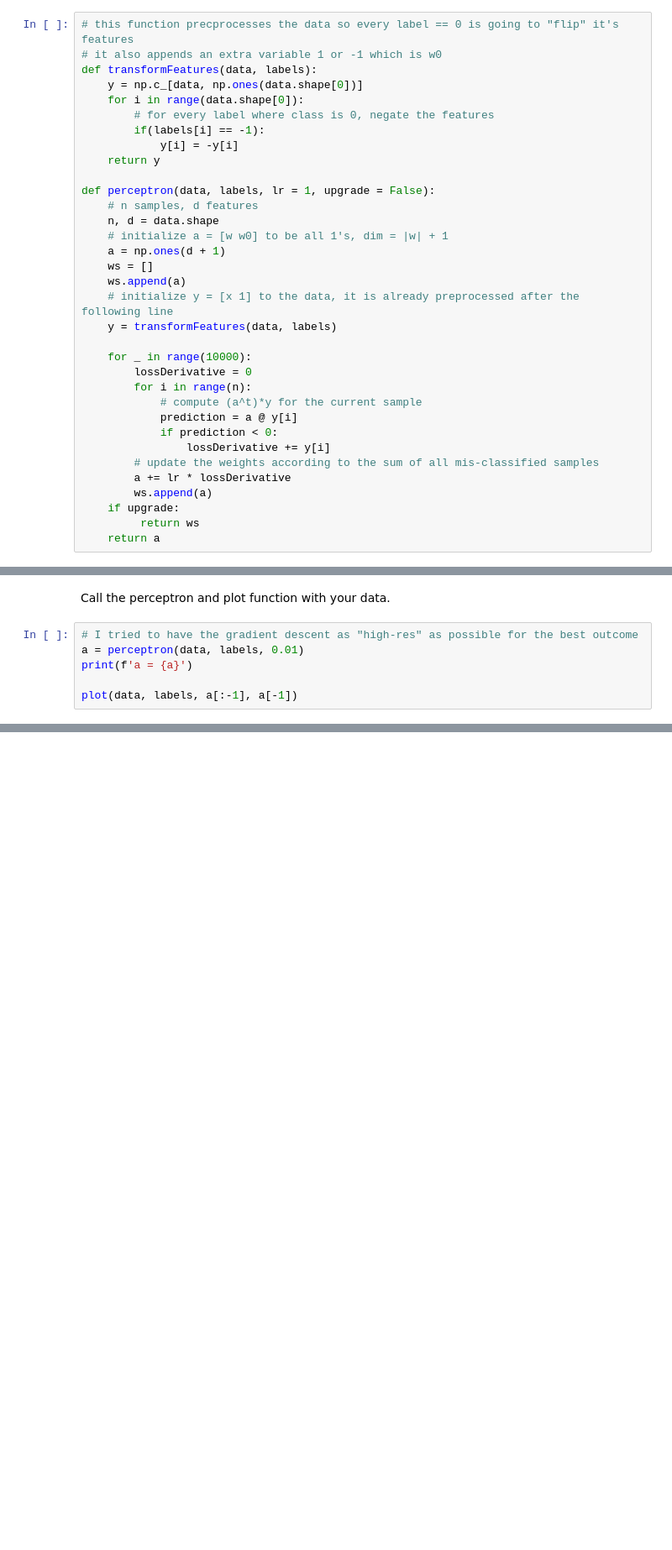
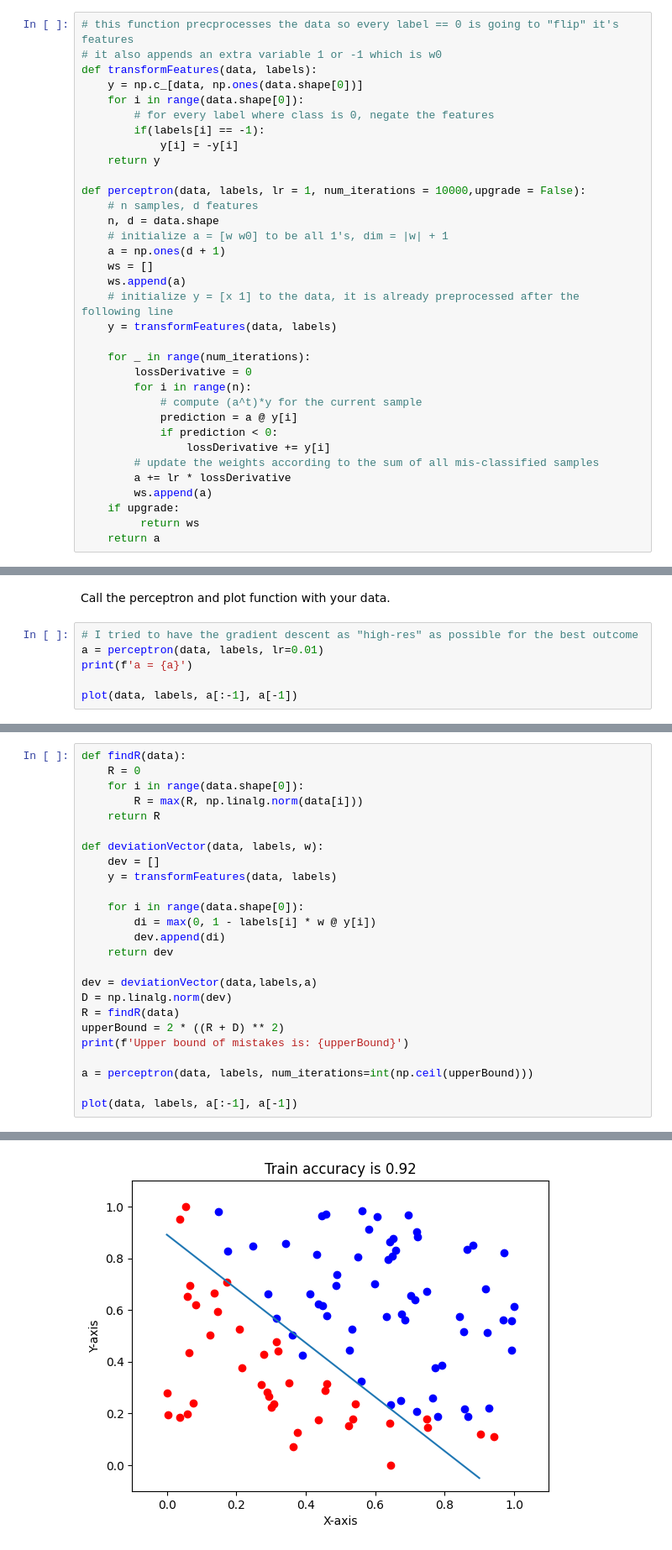
Before and after one commit to ordinary813/ordinaryLib, a Jupyter notebook: Machine learning/HW2/HW2.ipynb, the cells around one changed output, grey strips where cells are left out. Shown at 84% size. Saved outputs shown, nothing was run; the diff lists cells and outputs as text; blank space fills up the shorter version.

```diff
--- a/Machine learning/HW2/HW2.ipynb
+++ b/Machine learning/HW2/HW2.ipynb
@@ -557,7 +556,7 @@ def transformFeatures(data, labels):
             y[i] = -y[i]
     return y
 
-def perceptron(data, labels, lr = 1, upgrade = False):
+def perceptron(data, labels, lr = 1, num_iterations = 10000,upgrade = False):
     # n samples, d features
     n, d = data.shape
     # initialize a = [w w0] to be all 1's, dim = |w| + 1
@@ -567,7 +566,7 @@ def perceptron(data, labels, lr = 1, upgrade = False):
     # initialize y = [x 1] to the data, it is already preprocessed after the following line
     y = transformFeatures(data, labels)
 
-    for _ in range(10000):
+    for _ in range(num_iterations):
         lossDerivative = 0
         for i in range(n):
             # compute (a^t)*y for the current sample
@@ -624,7 +623,7 @@ def plot(train, labels, w, bias, show=True):
 Call the perceptron and plot function with your data.
 # %%
 # I tried to have the gradient descent as "high-res" as possible for the best outcome
-a = perceptron(data, labels, 0.01)
+a = perceptron(data, labels, lr=0.01)
 print(f'a = {a}')
 
 plot(data, labels, a[:-1], a[-1])
@@ -664,0 +662,26 @@ Did it improve?<br/>
+# %%
+def findR(data):
+    R = 0
+    for i in range(data.shape[0]):
+        R = max(R, np.linalg.norm(data[i]))
+    return R
+
+def deviationVector(data, labels, w):
+    dev = []
+    y = transformFeatures(data, labels)
+
+    for i in range(data.shape[0]):
+        di = max(0, 1 - labels[i] * w @ y[i])
+        dev.append(di)
+    return dev
+
+dev = deviationVector(data,labels,a)
+D = np.linalg.norm(dev)
+R = findR(data)
+upperBound = 2 * ((R + D) ** 2)
+print(f'Upper bound of mistakes is: {upperBound}')
+
+a = perceptron(data, labels, num_iterations=int(np.ceil(upperBound)))
+
+plot(data, labels, a[:-1], a[-1])
+# %% [output]
@@ -665,3 +689,4 @@ Did it improve?<br/>
+[figure, added]
 # %% [markdown]
 Remark: actually, $$d_i=\max \{ 0,γ-y_i (w^t x_i ) \}$$ and the bound is $$\left(\frac{R+D}{\gamma}\right)^2$$ where $$γ=\min⁡ \{y_i w^t x_i\}$$
 By better measurement of the radius, we can get an even better bound. Its it not required here though.
```
Also changed, not shown: parts of 6 cells of this notebook, 1 other file.
